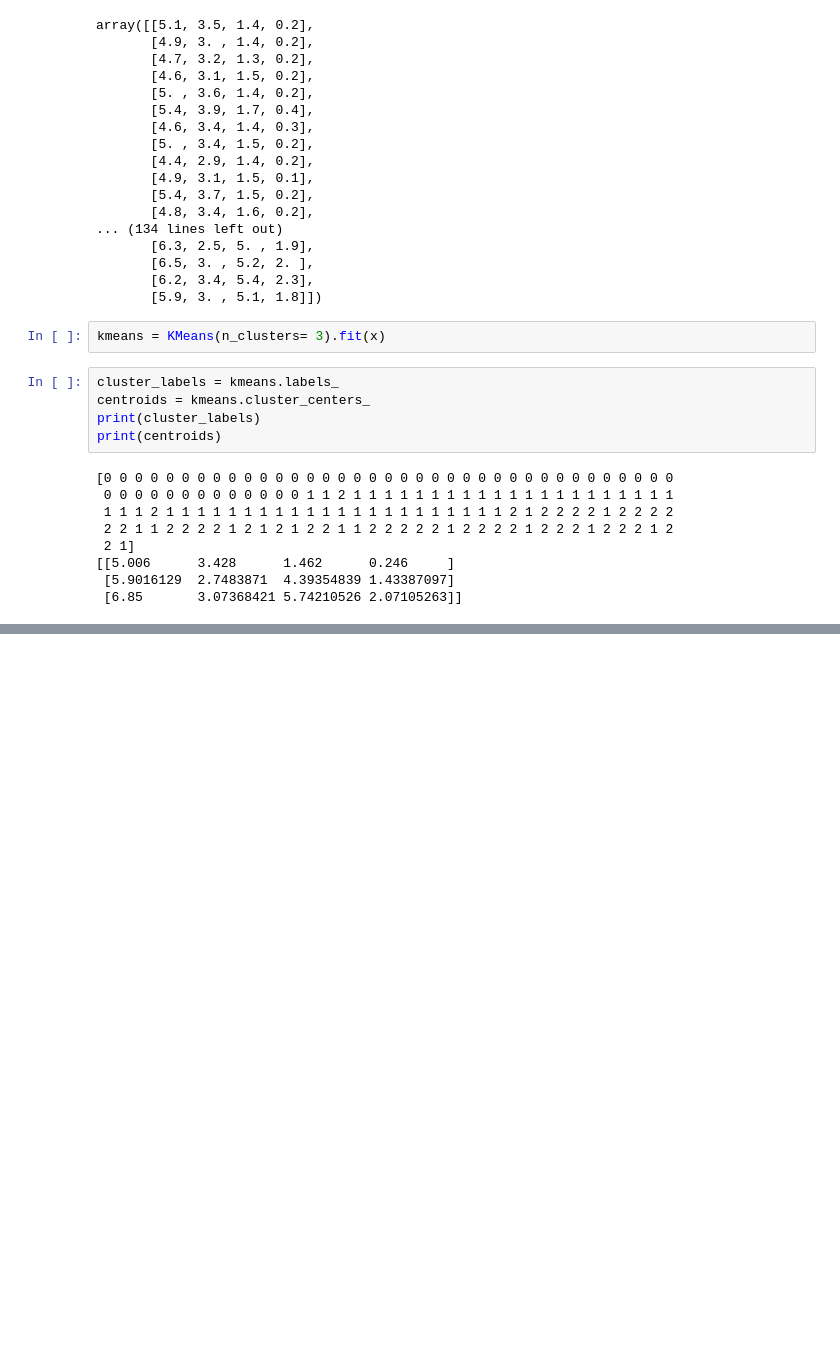
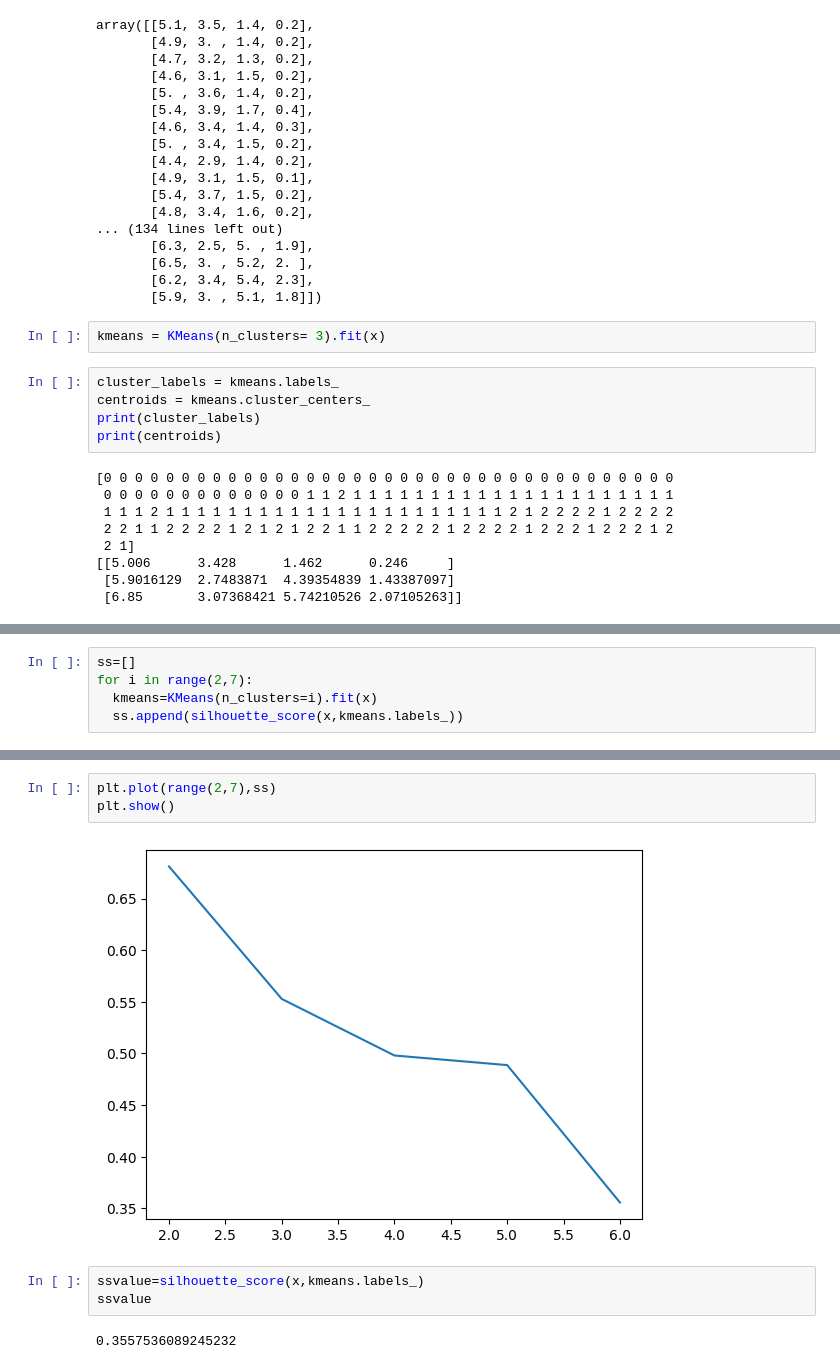
Before and after one commit to PriyaP-9704/Machine-Leaning-Workouts, a Jupyter notebook: UnSupervisedL.ipynb, the cells around one changed output, grey strips where cells are left out. Cells and saved outputs as stored; diff of their text form; blank space fills up the shorter version.

```diff
--- a/UnSupervisedL.ipynb
+++ b/UnSupervisedL.ipynb
@@ -133,0 +168,5 @@ plt.scatter(centroids[:,0],centroids[:,1],c = 'red',marker= x)
+# %%
+ss=[]
+for i in range(2,7):
+  kmeans=KMeans(n_clusters=i).fit(x)
+  ss.append(silhouette_score(x,kmeans.labels_))
@@ -133,0 +181,10 @@ plt.scatter(centroids[:,0],centroids[:,1],c = 'red',marker= x)
+# %%
+plt.plot(range(2,7),ss)
+plt.show()
+# %% [output]
+[figure, added]
+# %%
+ssvalue=silhouette_score(x,kmeans.labels_)
+ssvalue
+# %% [output]
+0.3557536089245232
```
Also changed, not shown: parts of 6 cells of this notebook.
